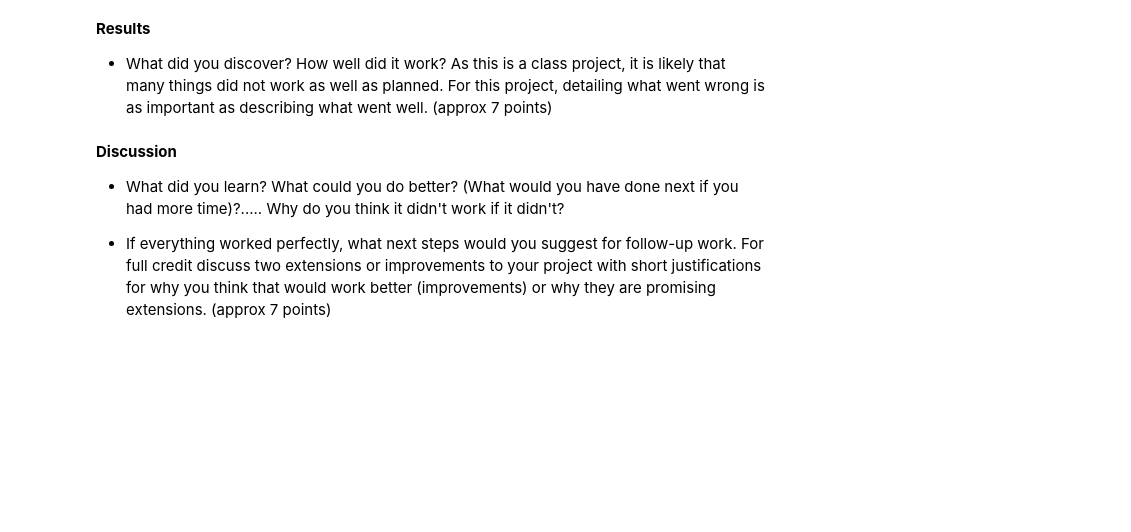
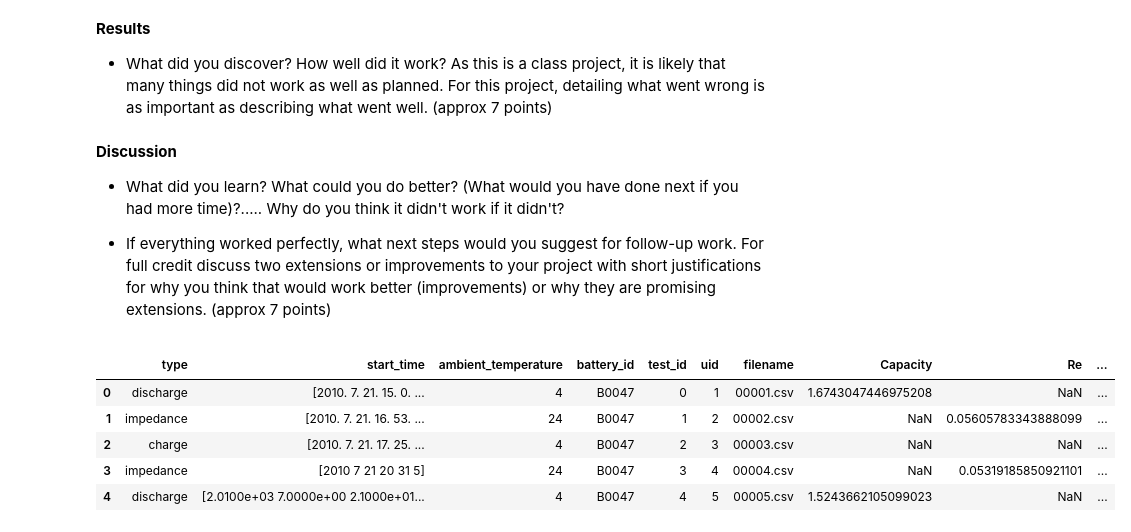
Before and after one commit to MKMiyagi/COGS_118B, a Jupyter notebook: Final_Project.ipynb, the cells around one changed output. Saved outputs shown, nothing was run; the diff lists cells and outputs as text; code cells hidden in the pictures; blank space fills up the shorter version.

```diff
--- a/Final_Project.ipynb
+++ b/Final_Project.ipynb
@@ -39,0 +41,11 @@ df = pd.read_csv('./cleaned_dataset/metadata.csv')
+# %%
+# Read in the dataset and take a look at the first few rows
+battery_df = pd.read_csv('./cleaned_dataset/metadata.csv')
+battery_df.head(5)
+# %% [output]
+|  | type | start_time | ambient_temperature | battery_id | test_id | uid | filename | Capacity | Re | ... |
+| 0 | discharge | [2010. 7. 21. 15. 0. ... | 4 | B0047 | 0 | 1 | 00001.csv | 1.6743047446975208 | NaN | ... |
+| 1 | impedance | [2010. 7. 21. 16. 53. ... | 24 | B0047 | 1 | 2 | 00002.csv | NaN | 0.05605783343888099 | ... |
+| 2 | charge | [2010. 7. 21. 17. 25. ... | 4 | B0047 | 2 | 3 | 00003.csv | NaN | NaN | ... |
+| 3 | impedance | [2010 7 21 20 31 5] | 24 | B0047 | 3 | 4 | 00004.csv | NaN | 0.05319185850921101 | ... |
+| 4 | discharge | [2.0100e+03 7.0000e+00 2.1000e+01... | 4 | B0047 | 4 | 5 | 00005.csv | 1.5243662105099023 | NaN | ... |
```
Also changed, not shown: parts of 18 cells of this notebook.
